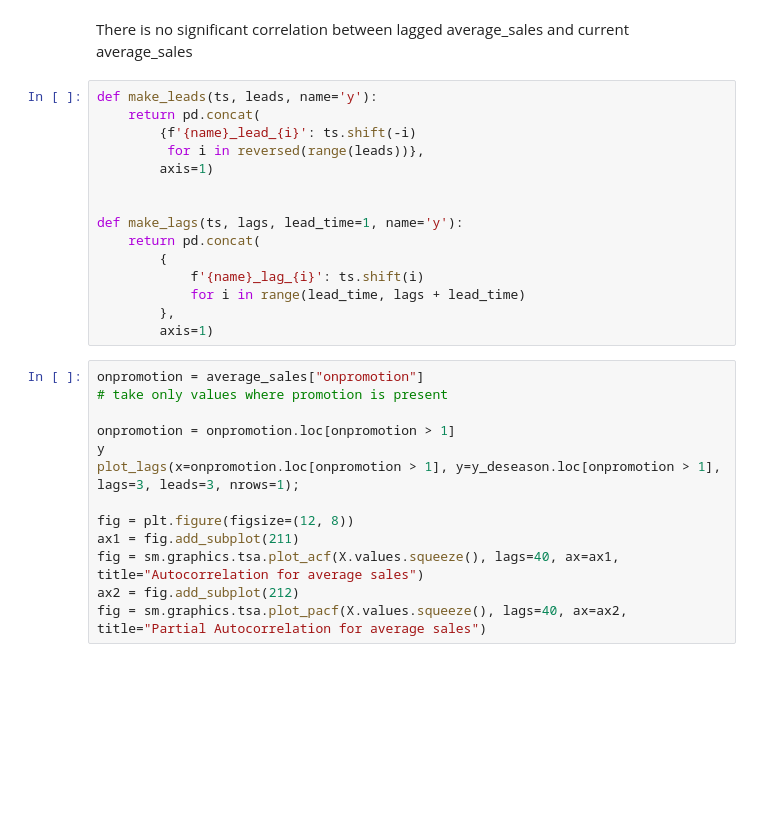
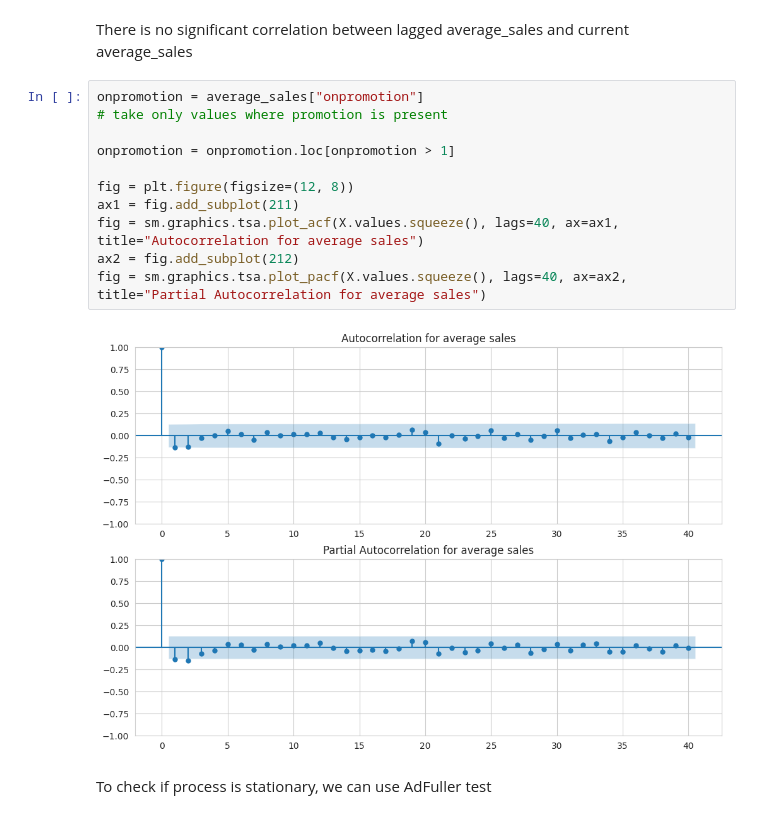
Before and after one commit to MichalGasiorowski/kaggle-store-sales-time-series-forecasting, a Jupyter notebook: notebooks/1.0-mg-store-sales-time-series-forecasting-exploration.pynb.ipynb, the cells around one changed output. Cells and saved outputs as stored; diff of their text form; blank space fills up the shorter version.

```diff
--- a/notebooks/1.0-mg-store-sales-time-series-forecasting-exploration.pynb.ipynb
+++ b/notebooks/1.0-mg-store-sales-time-series-forecasting-exploration.pynb.ipynb
@@ -215,31 +296,18 @@ fig = sm.graphics.tsa.plot_pacf(X.values.squeeze(), lags=40, ax=ax2, title="Part
 [figure]
 # %% [markdown]
 There is no significant correlation between lagged average_sales and current average_sales
-# %%
-def make_leads(ts, leads, name='y'):
-    return pd.concat(
-        {f'{name}_lead_{i}': ts.shift(-i)
-         for i in reversed(range(leads))},
-        axis=1)
-
-
-def make_lags(ts, lags, lead_time=1, name='y'):
-    return pd.concat(
-        {
-            f'{name}_lag_{i}': ts.shift(i)
-            for i in range(lead_time, lags + lead_time)
-        },
-        axis=1)
 # %%
 onpromotion = average_sales["onpromotion"]
 # take only values where promotion is present
 
 onpromotion = onpromotion.loc[onpromotion > 1]
-y
-plot_lags(x=onpromotion.loc[onpromotion > 1], y=y_deseason.loc[onpromotion > 1], lags=3, leads=3, nrows=1);
 
 fig = plt.figure(figsize=(12, 8))
 ax1 = fig.add_subplot(211)
 fig = sm.graphics.tsa.plot_acf(X.values.squeeze(), lags=40, ax=ax1, title="Autocorrelation for average sales")
 ax2 = fig.add_subplot(212)
 fig = sm.graphics.tsa.plot_pacf(X.values.squeeze(), lags=40, ax=ax2, title="Partial Autocorrelation for average sales")
+# %% [output]
+[figure, added]
+# %% [markdown]
+To check if process is stationary, we can use AdFuller test
```
Also changed, not shown: parts of 50 cells of this notebook.
